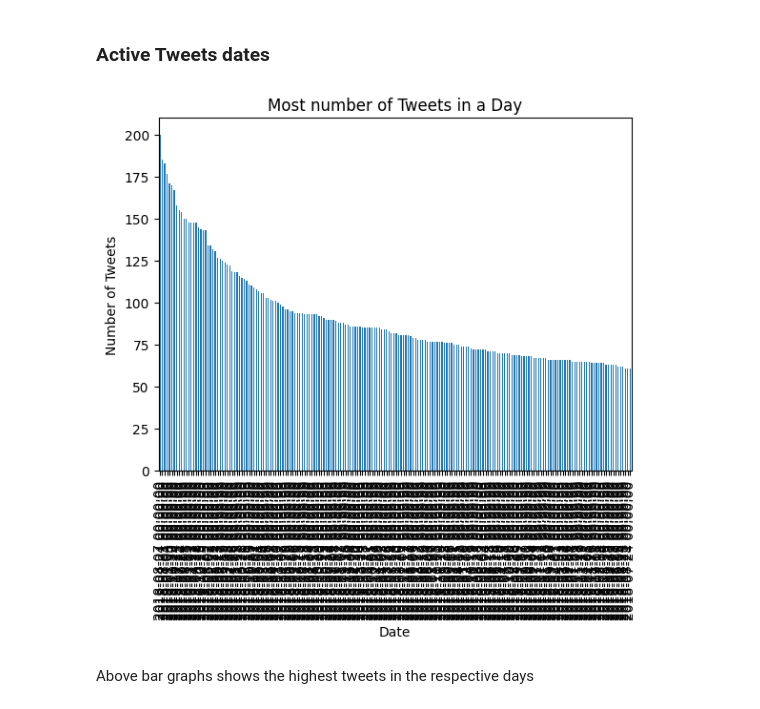
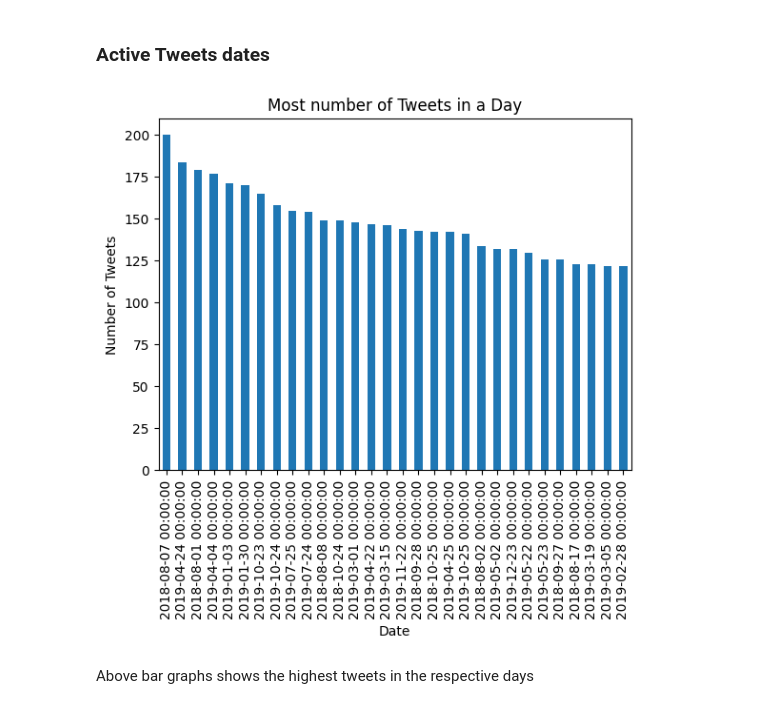
Before and after one commit to erictan23/TwitterIR, a Jupyter notebook: SentimentalAnalysis.ipynb, the cells around one changed output. Drawn from its saved outputs; the diff is of its cells as text; code cells hidden in the pictures.

```diff
--- a/SentimentalAnalysis.ipynb
+++ b/SentimentalAnalysis.ipynb
@@ -112,4 +114,4 @@ max    1.212160e+18  1.577837e+09  6.310000e+02  9.990000e+02  9.990000e+02
 # %% [markdown]
 After Merging Remove the dataframes that do not have ticker_symbols
 # %%
-tweets.dropna()
+tweets.dropna(inplace = True)
@@ -312,14 +318,14 @@ Notice that there are more TSLA tweets in the dataset.
 # %%
 count = filterTweets["post_date"].value_counts()
 count
-filterCounts = count[count > 60]
+filterCounts = count[count > 120]
 filterCounts.plot(kind = "bar")
 plt.title("Most number of Tweets in a Day")
 plt.ylabel("Number of Tweets")
 plt.xlabel("Date")
 plt.show()
 # %% [output]
-[figure, old version]
+[figure, new version]
 # %% [markdown]
 Above bar graphs shows the highest tweets in the respective days
 # %% [markdown]
```
Also changed, not shown: parts of 57 cells of this notebook.
